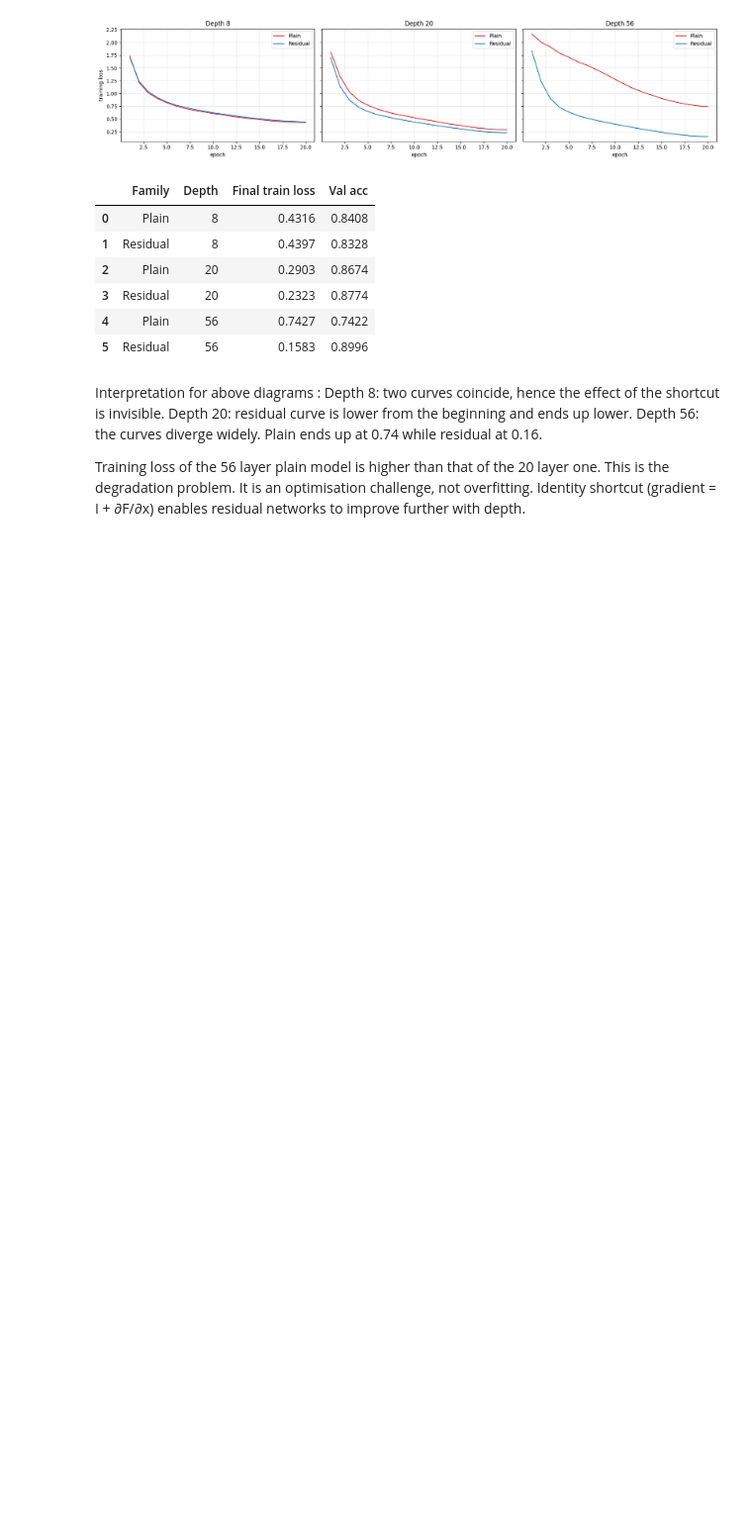
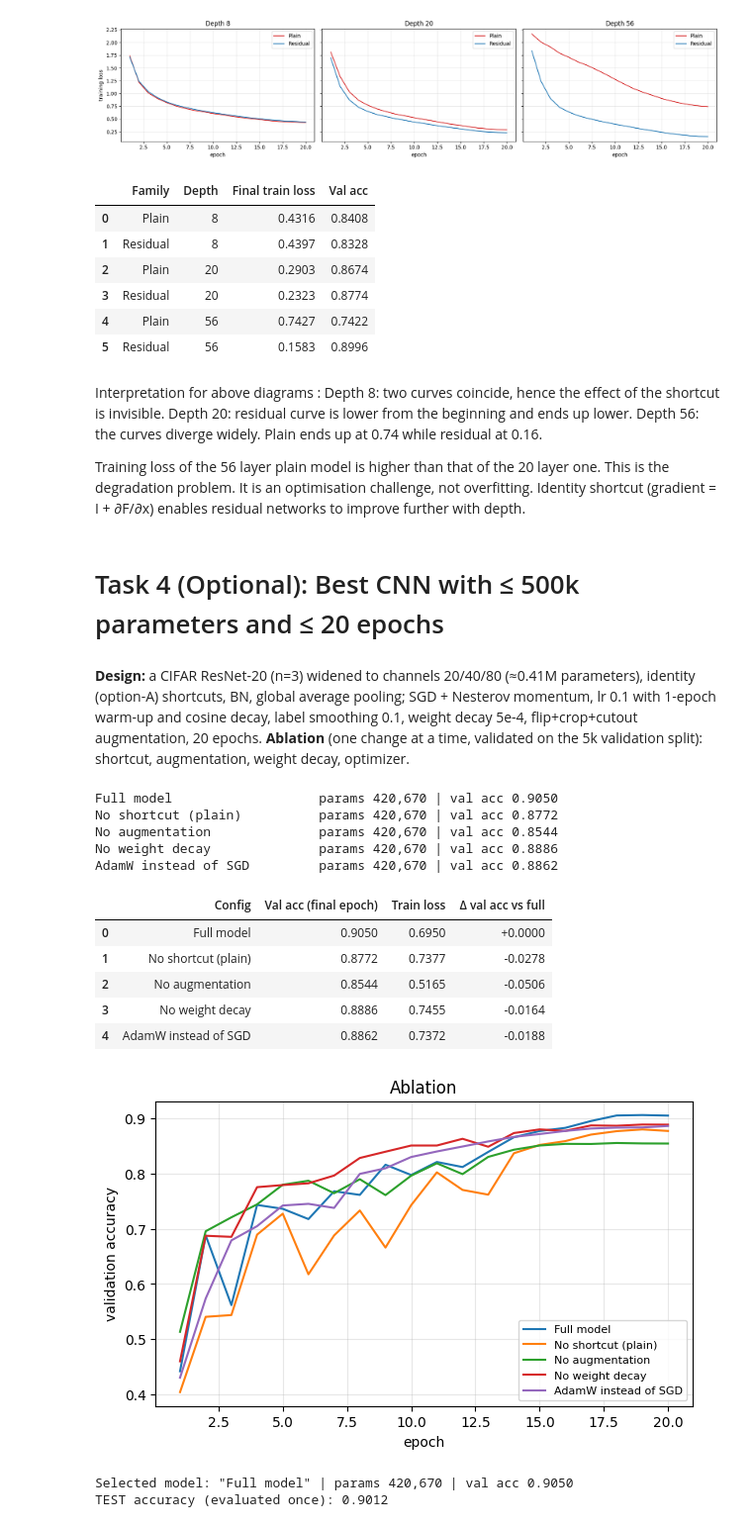
Before and after one commit to jayasinghesasmitha/EN4554-Deep-Learning-For-Vision, a Jupyter notebook: 220261V_a02.ipynb, the cells around one changed output. Shown at 99% size. Saved outputs shown, nothing was run; the diff lists cells and outputs as text; code cells hidden in the pictures; blank space fills up the shorter version.

Commit message:
Final test results evaluation with ResNet under 500k params, ablation of 4 design choices

```diff
--- a/220261V_a02.ipynb
+++ b/220261V_a02.ipynb
@@ -677,3 +677,63 @@ Depth 20: residual curve is lower from the beginning and ends up lower.
 Depth 56: the curves diverge widely. Plain ends up at 0.74 while residual at 0.16.
 
 Training loss of the 56 layer plain model is higher than that of the 20 layer one. This is the degradation problem. It is an optimisation challenge, not overfitting. Identity shortcut (gradient = I + ∂F/∂x) enables residual networks to improve further with depth.
+# %% [markdown]
+# Task 4 (Optional): Best CNN with ≤ 500k parameters and ≤ 20 epochs
+# %% [markdown]
+**Design:** a CIFAR ResNet-20 (n=3) widened to channels 20/40/80 (≈0.41M parameters), identity (option-A) shortcuts, BN, global average pooling; SGD + Nesterov momentum, lr 0.1 with 1-epoch warm-up and cosine decay, label smoothing 0.1, weight decay 5e-4, flip+crop+cutout augmentation, 20 epochs. **Ablation** (one change at a time, validated on the 5k validation split): shortcut, augmentation, weight decay, optimizer.
+# %%
+EP4, BS4 = E(20), 128
+def run_t4(name, residual=True, aug=(flip_crop, cutout), wd=5e-4, opt_name='sgd', ls=0.1, widths=(20, 40, 80)):
+    set_seed()
+    model = CifarNet(3, residual, widths=widths).to(device)
+    assert n_params(model) <= 500_000, n_params(model)
+    if opt_name == 'sgd':  opt = torch.optim.SGD(model.parameters(), lr=0.1, momentum=0.9, weight_decay=wd, nesterov=True)
+    else:                  opt = torch.optim.AdamW(model.parameters(), lr=2e-3, weight_decay=5e-2)
+    spe = math.ceil(45000 / BS4)
+    h = train_model(model, opt, EP4, DATA, bs=BS4, aug=aug, ls=ls, sched=make_sched(opt, EP4 * spe, warmup=spe),
+                    name=name, verbose=False)
+    print(f'{name:28s} params {n_params(model):,} | val acc {h["val_acc"][-1]:.4f}')
+    return h, model
+
+ablation = {
+    'Full model':                dict(),
+    'No shortcut (plain)':       dict(residual=False),
+    'No augmentation':           dict(aug=()),
+    'No weight decay':           dict(wd=0.0),
+    'AdamW instead of SGD':      dict(opt_name='adamw'),
+}
+res4, models4 = {}, {}
+for name, kw in ablation.items():
+    res4[name], models4[name] = run_t4(name, **kw)
+
+tab4 = pd.DataFrame([dict(Config=n, **{'Val acc (final epoch)': h['val_acc'][-1], 'Train loss': h['train_loss'][-1]}) for n, h in res4.items()])
+tab4['Δ val acc vs full'] = tab4['Val acc (final epoch)'] - tab4.loc[0, 'Val acc (final epoch)']
+display(tab4.style.format({'Val acc (final epoch)': '{:.4f}', 'Train loss': '{:.4f}', 'Δ val acc vs full': '{:+.4f}'}))
+plt.figure(figsize=(7, 4))
+for n, h in res4.items(): plt.plot(range(1, EP4 + 1), h['val_acc'], label=n)
+plt.xlabel('epoch'); plt.ylabel('validation accuracy'); plt.legend(fontsize=8); plt.grid(alpha=.3); plt.title('Ablation'); plt.show()
+# %% [output]
+Full model                   params 420,670 | val acc 0.9050
+No shortcut (plain)          params 420,670 | val acc 0.8772
+No augmentation              params 420,670 | val acc 0.8544
+No weight decay              params 420,670 | val acc 0.8886
+AdamW instead of SGD         params 420,670 | val acc 0.8862
+|  | Config | Val acc (final epoch) | Train loss | Δ val acc vs full |
+| 0 | Full model | 0.9050 | 0.6950 | +0.0000 |
+| 1 | No shortcut (plain) | 0.8772 | 0.7377 | -0.0278 |
+| 2 | No augmentation | 0.8544 | 0.5165 | -0.0506 |
+| 3 | No weight decay | 0.8886 | 0.7455 | -0.0164 |
+| 4 | AdamW instead of SGD | 0.8862 | 0.7372 | -0.0188 |
+[figure, added]
+# %%
+best_name = max(res4, key=lambda n: res4[n]['val_acc'][-1])
+final_model = models4[best_name]
+tv_test = torchvision.datasets.CIFAR10(root='./data', train=False, download=True)
+Xte = (torch.from_numpy(tv_test.data).permute(0, 3, 1, 2).float() / 255.0 - mean) / std
+Xte, yte = Xte.to(device), torch.tensor(tv_test.targets).to(device)
+test_loss, test_acc = evaluate(final_model, Xte, yte)
+print(f'Selected model: "{best_name}" | params {n_params(final_model):,} | val acc {res4[best_name]["val_acc"][-1]:.4f}')
+print(f'TEST accuracy (evaluated once): {test_acc:.4f}')
+# %% [output]
+Selected model: "Full model" | params 420,670 | val acc 0.9050
+TEST accuracy (evaluated once): 0.9012
```
